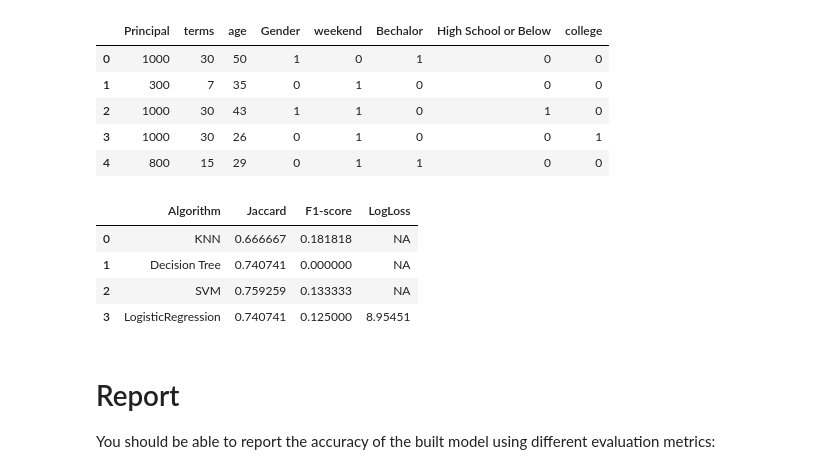
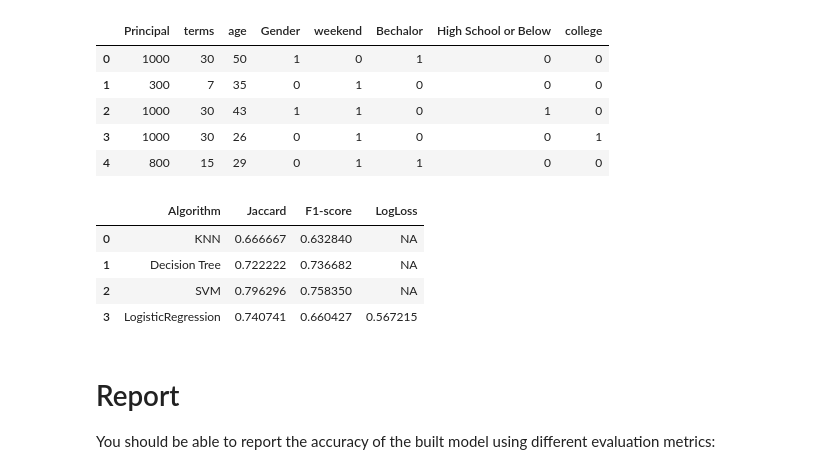
Before and after one commit to essobedo/data-science, a Jupyter notebook: Machine Learning with Python.ipynb, the cells around one changed output. Drawn from its saved outputs; the diff is of its cells as text; code cells hidden in the pictures.

```diff
--- a/Machine Learning with Python.ipynb
+++ b/Machine Learning with Python.ipynb
@@ -327,7 +327,3 @@ print( "The best accuracy was with", mean_acc.max(), "with k=", mean_acc.argmax(
 The best accuracy was with 0.7857142857142857 with k= 7
 # %% [markdown]
 # Decision Tree
-# %%
-from sklearn.tree import DecisionTreeClassifier
-X = Feature
-X_train, X_test, y_train, y_test = train_test_split( X, y, test_size=0.2, random_state=4)
@@ -362,0 +330,4 @@ The best accuracy was with 0.7857142857142857 with max depth= 1
+# %%
+from sklearn.tree import DecisionTreeClassifier
+dTree = DecisionTreeClassifier(criterion="entropy", max_depth = 4).fit(X_train,y_train)
+yhat=dTree.predict(X_test)
@@ -454,6 +378,3 @@ array([[ 0.51578458,  0.92071769,  2.33152555, ..., -0.38170062,
-# %%
-from sklearn.model_selection import train_test_split
-X_train, X_test, y_train, y_test = train_test_split( X, y, test_size=0.2, random_state=4)
 # %%
 from sklearn.linear_model import LogisticRegression
 LR = LogisticRegression(C=0.01, solver='liblinear').fit(X_train,y_train)
@@ -525,16 +444,16 @@ y2 = test_df['loan_status'].replace(to_replace=['PAIDOFF', 'COLLECTION'], value=
 # %%
-data = {'Algorithm':['KNN', 'Decision Tree', 'SVM', 'LogisticRegression'], 'Jaccard':[jaccard_similarity_score(y, neigh.predict(X2)), jaccard_similarity_score(y, dTree.predict(X)), jaccard_similarity_score(y, clf.predict(X)), jaccard_similarity_score(y2, LR.predict(X2))], 'F1-score':[f1_score(y, neigh.predict(X2), pos_label='COLLECTION'), f1_score(y, dTree.predict(X), pos_label='COLLECTION'), f1_score(y, clf.predict(X), pos_label='COLLECTION'), f1_score(y2, LR.predict(X2))], 'LogLoss':['NA', 'NA', 'NA', log_loss(y2, LR.predict(X2))]}
+data = {'Algorithm':['KNN', 'Decision Tree', 'SVM', 'LogisticRegression'], 'Jaccard':[jaccard_similarity_score(y, neigh.predict(X)), jaccard_similarity_score(y, dTree.predict(X)), jaccard_similarity_score(y, clf.predict(X)), jaccard_similarity_score(y, LR.predict(X))], 'F1-score':[f1_score(y, neigh.predict(X), average='weighted'), f1_score(y, dTree.predict(X), average='weighted'), f1_score(y, clf.predict(X), average='weighted'), f1_score(y, LR.predict(X), average='weighted')], 'LogLoss':['NA', 'NA', 'NA', log_loss(y, LR.predict_proba(X))]}
 
 # Creates pandas DataFrame.
 df = pd.DataFrame(data)
 df.set_index('Algorithm')
 df
 # %% [output]
 |  | Algorithm | Jaccard | F1-score | LogLoss |
-| 0 | KNN | 0.666667 | 0.181818 | NA |
-| 1 | Decision Tree | 0.740741 | 0.000000 | NA |
-| 2 | SVM | 0.759259 | 0.133333 | NA |
-| 3 | LogisticRegression | 0.740741 | 0.125000 | 8.95451 |
+| 0 | KNN | 0.666667 | 0.632840 | NA |
+| 1 | Decision Tree | 0.722222 | 0.736682 | NA |
+| 2 | SVM | 0.796296 | 0.758350 | NA |
+| 3 | LogisticRegression | 0.740741 | 0.660427 | 0.567215 |
 # %% [markdown]
 # Report
 You should be able to report the accuracy of the built model using different evaluation metrics:
```
Also changed, not shown: parts of 11 cells of this notebook.
